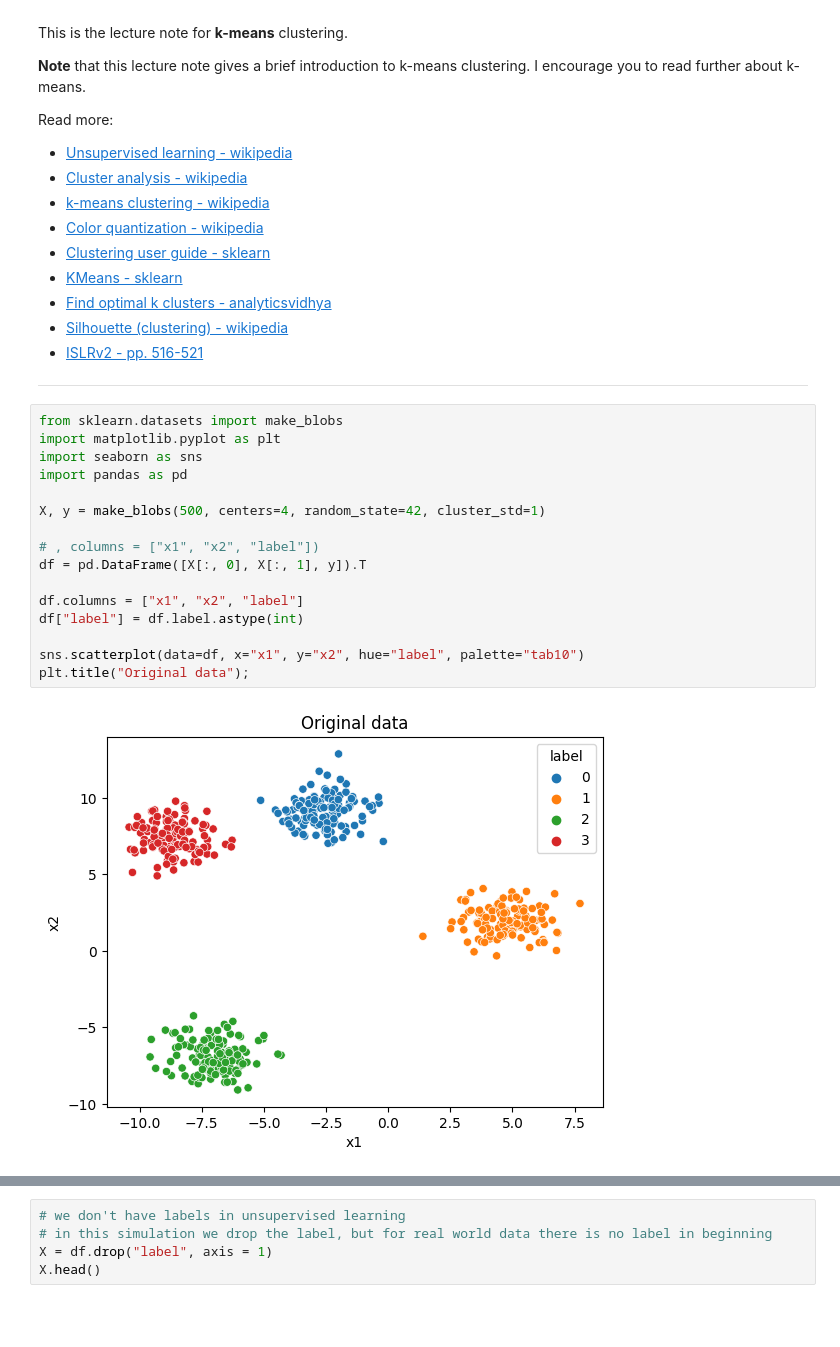
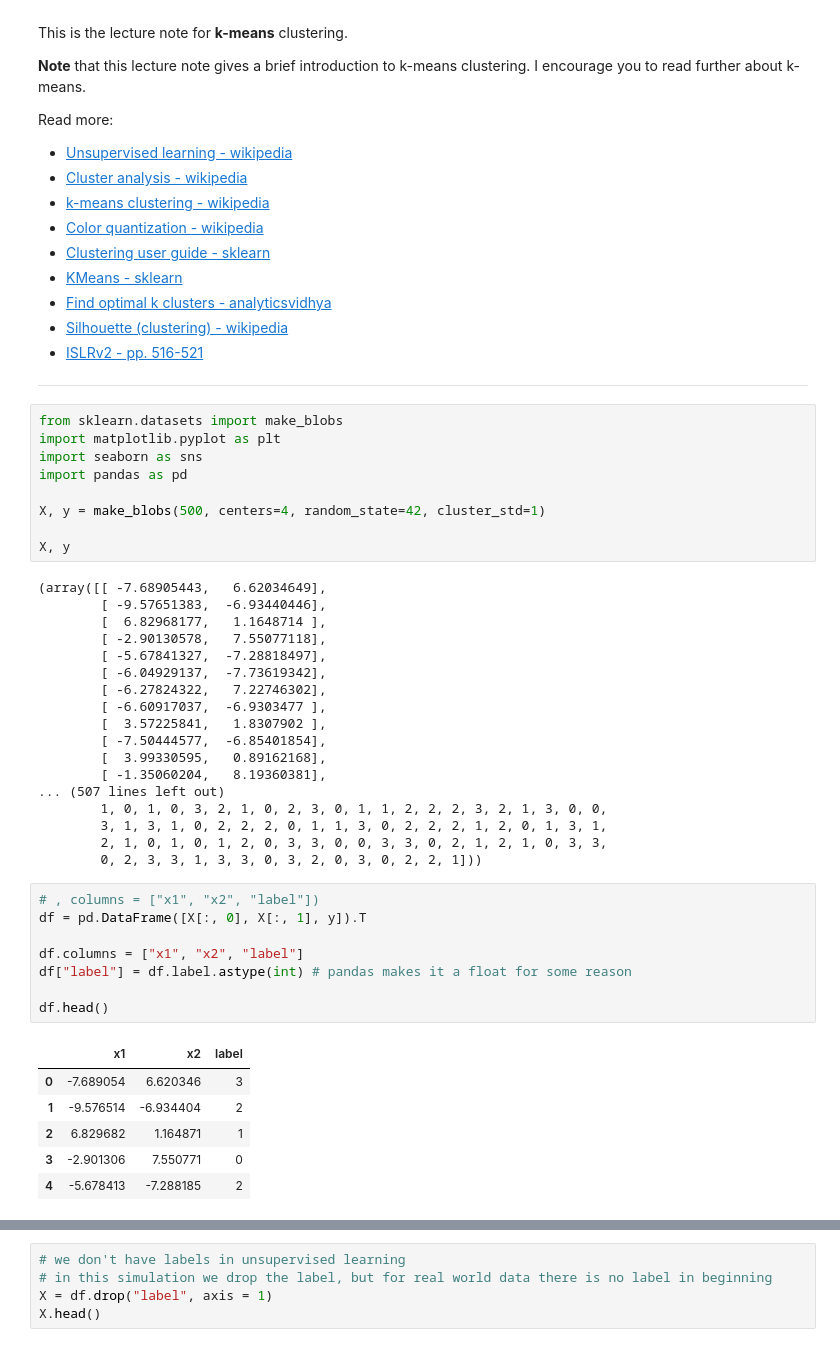
Before and after one commit to Andreas-Svensson/machine_learning, a Jupyter notebook: code-alongs/L13_k_means.ipynb, the cells around one changed output, grey strips where cells are left out. Drawn from its saved outputs; the diff is of its cells as text; blank space fills up the shorter version.

```diff
--- a/code-alongs/L13_k_means.ipynb
+++ b/code-alongs/L13_k_means.ipynb
@@ -27,13 +27,37 @@ import pandas as pd
 
 X, y = make_blobs(500, centers=4, random_state=42, cluster_std=1)
 
-# , columns = ["x1", "x2", "label"])
-df = pd.DataFrame([X[:, 0], X[:, 1], y]).T
-
-df.columns = ["x1", "x2", "label"]
-df["label"] = df.label.astype(int)
-
-sns.scatterplot(data=df, x="x1", y="x2", hue="label", palette="tab10")
-plt.title("Original data");
+X, y
 # %% [output]
-[figure, removed]
+(array([[ -7.68905443,   6.62034649],
+        [ -9.57651383,  -6.93440446],
+        [  6.82968177,   1.1648714 ],
+        [ -2.90130578,   7.55077118],
+        [ -5.67841327,  -7.28818497],
+        [ -6.04929137,  -7.73619342],
+        [ -6.27824322,   7.22746302],
+        [ -6.60917037,  -6.9303477 ],
+        [  3.57225841,   1.8307902 ],
+        [ -7.50444577,  -6.85401854],
+        [  3.99330595,   0.89162168],
+        [ -1.35060204,   8.19360381],
+... (507 lines left out)
+        1, 0, 1, 0, 3, 2, 1, 0, 2, 3, 0, 1, 1, 2, 2, 2, 3, 2, 1, 3, 0, 0,
+        3, 1, 3, 1, 0, 2, 2, 2, 0, 1, 1, 3, 0, 2, 2, 2, 1, 2, 0, 1, 3, 1,
+        2, 1, 0, 1, 0, 1, 2, 0, 3, 3, 0, 0, 3, 3, 0, 2, 1, 2, 1, 0, 3, 3,
+        0, 2, 3, 3, 1, 3, 3, 0, 3, 2, 0, 3, 0, 2, 2, 1]))
+# %%
+# , columns = ["x1", "x2", "label"])
+df = pd.DataFrame([X[:, 0], X[:, 1], y]).T
+
+df.columns = ["x1", "x2", "label"]
+df["label"] = df.label.astype(int) # pandas makes it a float for some reason
+
+df.head()
+# %% [output]
+|  | x1 | x2 | label |
+| 0 | -7.689054 | 6.620346 | 3 |
+| 1 | -9.576514 | -6.934404 | 2 |
+| 2 | 6.829682 | 1.164871 | 1 |
+| 3 | -2.901306 | 7.550771 | 0 |
+| 4 | -5.678413 | -7.288185 | 2 |
```
Also changed, not shown: parts of 5 cells of this notebook.
